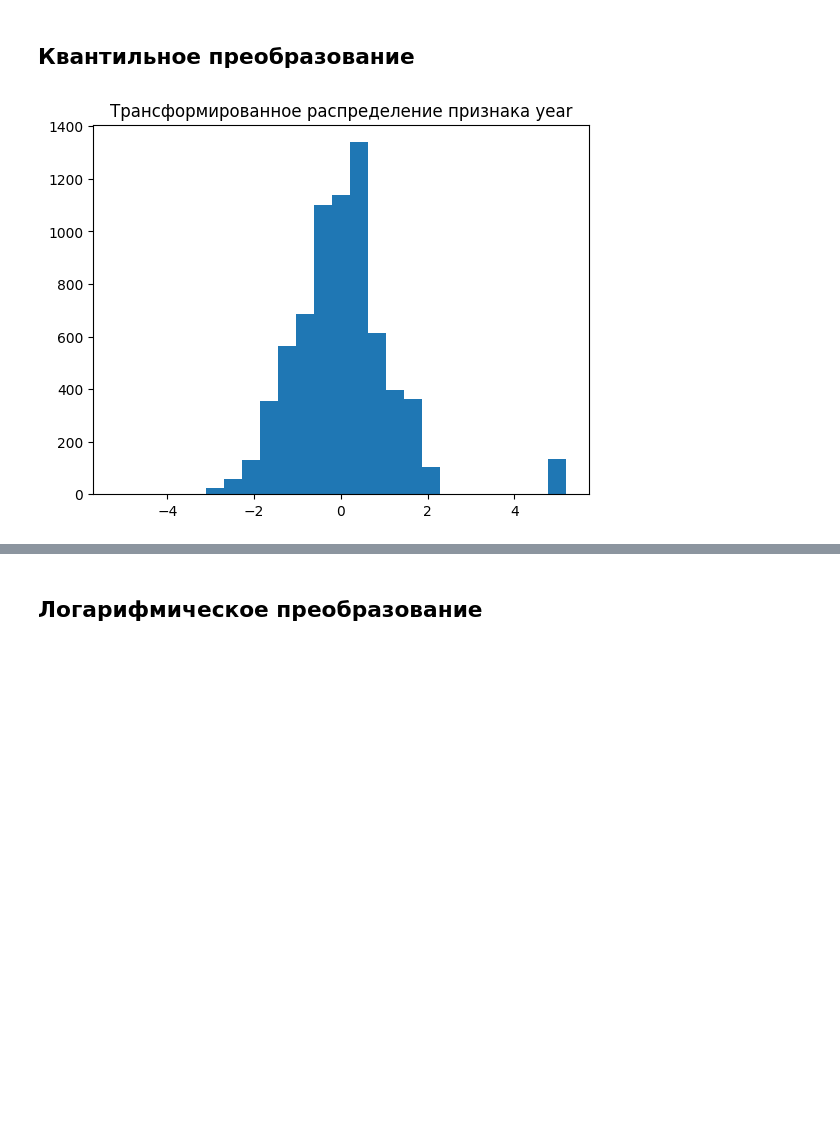
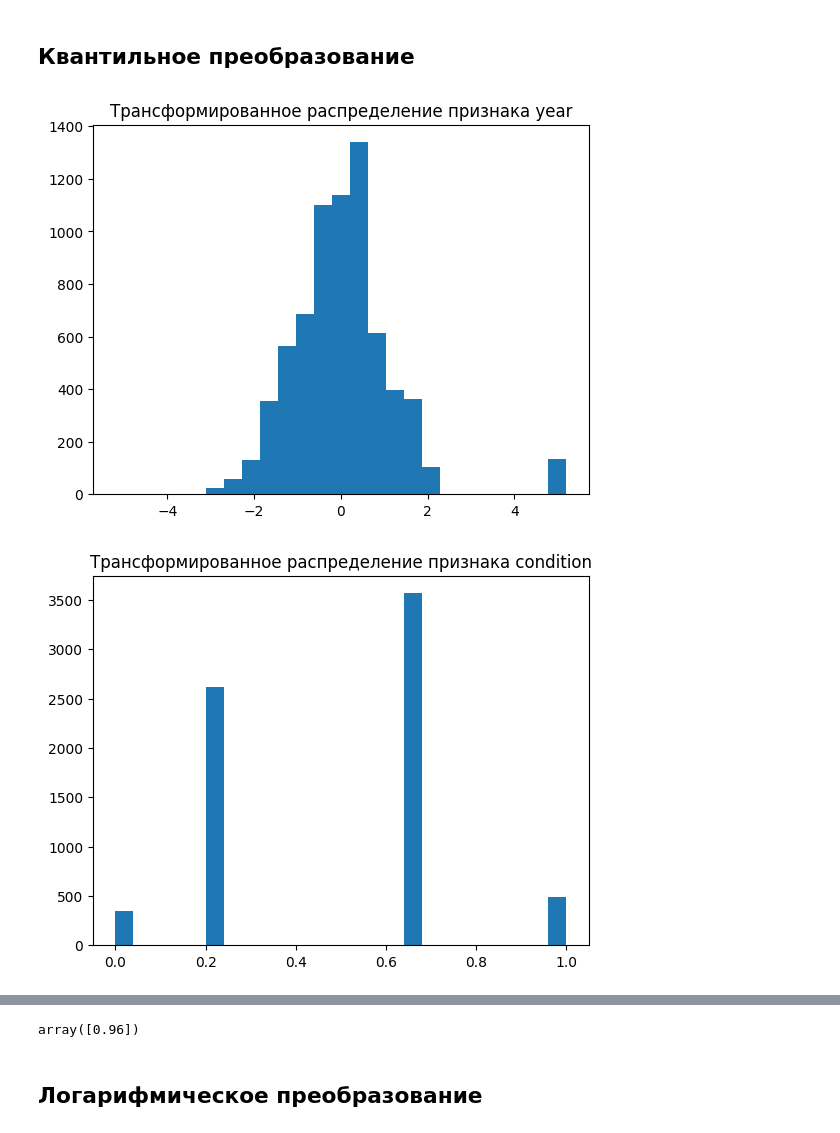
Before and after one commit to Lepnik/data_science_lnv, a Jupyter notebook: ML/ML-5/Трансформации_распределений_признаков.ipynb, the cells around one changed output, grey strips where cells are left out. Drawn from its saved outputs; the diff is of its cells as text; code cells hidden in the pictures; blank space fills up the shorter version.

```diff
--- a/ML/ML-5/Трансформации_распределений_признаков.ipynb
+++ b/ML/ML-5/Трансформации_распределений_признаков.ipynb
@@ -21,14 +21,28 @@ plt.title('Распределение признака year');
 [figure]
 # %% [markdown]
 ## Квантильное преобразование
-# %%
-data_for_transform = data['year'].values.reshape((len(data),1))
-
-quantile = QuantileTransformer(output_distribution='normal')
-data_transformed = quantile.fit_transform(data_for_transform)
-
-plt.hist(data_transformed, bins=25)
-plt.title('Трансформированное распределение признака year')
-plt.show()
-# %% [output]
-[figure, removed]
+# %%
+data_for_transform_y = data['year'].values.reshape((len(data),1))
+data_for_transform_con = data['condition'].values.reshape((len(data),1))
+data_for_transform_cyl = data['cylinders'].values.reshape((len(data),1))
+
+quantile_n = QuantileTransformer(output_distribution='normal')
+quantile_u = QuantileTransformer(output_distribution='uniform')
+data_transformed_y = quantile_n.fit_transform(data_for_transform_y)
+data_transformed_con = quantile_u.fit_transform(data_for_transform_con)
+data_transformed_cyl = quantile_u.fit_transform(data_for_transform_cyl)
+
+plt.hist(data_transformed_y, bins=25)
+plt.title('Трансформированное распределение признака year')
+plt.show()
+
+plt.hist(data_transformed_con, bins=25)
+plt.title('Трансформированное распределение признака condition')
+plt.show()
+
+plt.hist(data_transformed_cyl, bins=25)
+plt.title('Трансформированное распределение признака cylinders')
+plt.show()
+# %% [output]
+[figure, added]
+[figure, added]
@@ -35,3 +50,7 @@ plt.show()
+# %%
+data_transformed_con[0].round(2)
+# %% [output]
+array([0.96])
 # %% [markdown]
 ## Логарифмическое преобразование
 # %%
```
Also changed, not shown: parts of 2 cells of this notebook, 1 other file.
